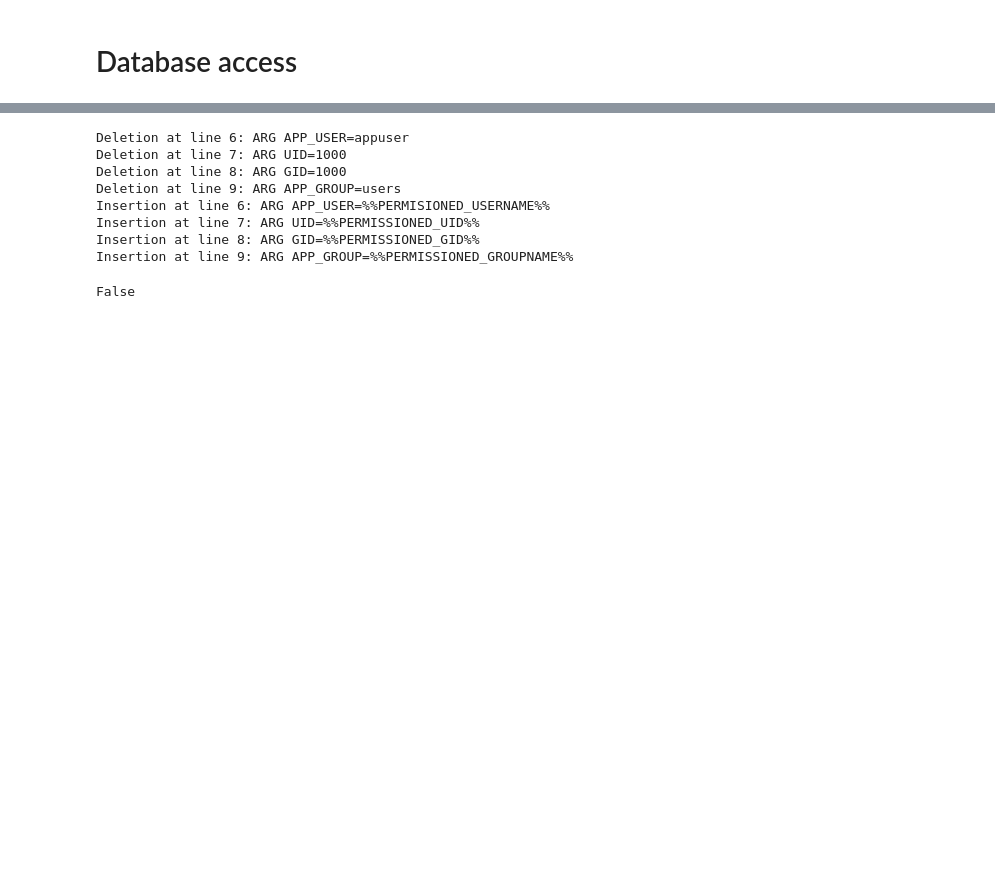
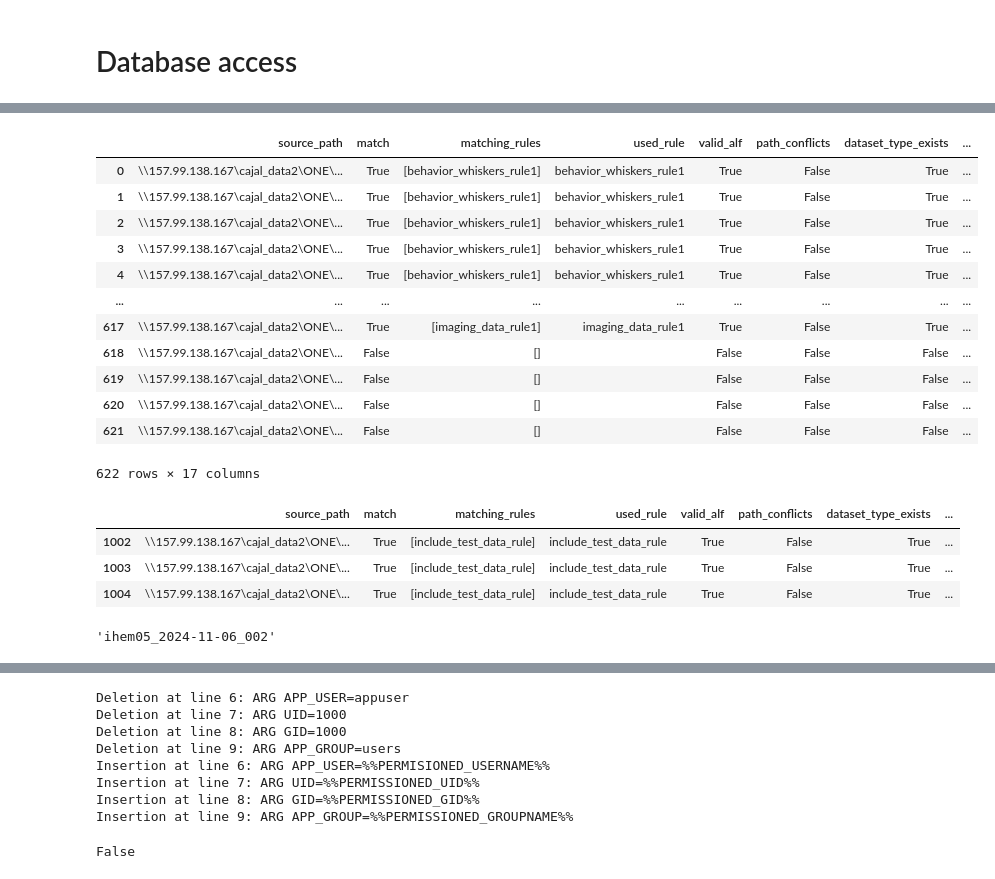
Before and after one commit to JostTim/alyx-local-connector, a Jupyter notebook: UsingONE.ipynb, the cells around one changed output, grey strips where cells are left out. Drawn from its saved outputs; the diff is of its cells as text; code cells hidden in the pictures; blank space fills up the shorter version.

```diff
--- a/UsingONE.ipynb
+++ b/UsingONE.ipynb
@@ -6,0 +60,3 @@ connector = Connector(url="127.0.0.1")
+# %%
+session = sessions.iloc[-1]
+session
@@ -6,0 +81,2 @@ connector = Connector(url="127.0.0.1")
+# %%
+file_records = config.evaluate_session(session)
@@ -6,0 +90,4 @@ connector = Connector(url="127.0.0.1")
+# %%
+file_records.records[0].destination_file["attribute"] = "fesse"
+# %%
+file_records.records[0].destination_file._attribute = "fesse"
@@ -6,0 +100,31 @@ connector = Connector(url="127.0.0.1")
+# %%
+df = file_records.to_dataframe()
+# df[df["abort"]==False]
+df
+# %% [output]
+|  | source_path | match | matching_rules | used_rule | valid_alf | path_conflicts | dataset_type_exists | ... |
+| 0 | \\157.99.138.167\cajal_data2\ONE\... | True | [behavior_whiskers_rule1] | behavior_whiskers_rule1 | True | False | True | ... |
+| 1 | \\157.99.138.167\cajal_data2\ONE\... | True | [behavior_whiskers_rule1] | behavior_whiskers_rule1 | True | False | True | ... |
+| 2 | \\157.99.138.167\cajal_data2\ONE\... | True | [behavior_whiskers_rule1] | behavior_whiskers_rule1 | True | False | True | ... |
+| 3 | \\157.99.138.167\cajal_data2\ONE\... | True | [behavior_whiskers_rule1] | behavior_whiskers_rule1 | True | False | True | ... |
+| 4 | \\157.99.138.167\cajal_data2\ONE\... | True | [behavior_whiskers_rule1] | behavior_whiskers_rule1 | True | False | True | ... |
+| ... | ... | ... | ... | ... | ... | ... | ... | ... |
+| 617 | \\157.99.138.167\cajal_data2\ONE\... | True | [imaging_data_rule1] | imaging_data_rule1 | True | False | True | ... |
+| 618 | \\157.99.138.167\cajal_data2\ONE\... | False | [] |  | False | False | False | ... |
+| 619 | \\157.99.138.167\cajal_data2\ONE\... | False | [] |  | False | False | False | ... |
+| 620 | \\157.99.138.167\cajal_data2\ONE\... | False | [] |  | False | False | False | ... |
+| 621 | \\157.99.138.167\cajal_data2\ONE\... | False | [] |  | False | False | False | ... |
+622 rows × 17 columns
+# %%
+f = file_records.to_dataframe()
+f[f["used_rule"] == "include_test_data_rule "]
+\\157.99.138.167\cajal_data2\ONE\Interhem\ihem05\2024-11-06\002\DELETE_LATER_JUST_A_TEST\trials.choice.001.txt
+# %% [output]
+|  | source_path | match | matching_rules | used_rule | valid_alf | path_conflicts | dataset_type_exists | ... |
+| 1002 | \\157.99.138.167\cajal_data2\ONE\... | True | [include_test_data_rule] | include_test_data_rule | True | False | True | ... |
+| 1003 | \\157.99.138.167\cajal_data2\ONE\... | True | [include_test_data_rule] | include_test_data_rule | True | False | True | ... |
+| 1004 | \\157.99.138.167\cajal_data2\ONE\... | True | [include_test_data_rule] | include_test_data_rule | True | False | True | ... |
+# %%
+session.u_alias
+# %% [output]
+'ihem05_2024-11-06_002'
```
Also changed, not shown: parts of 44 cells of this notebook, 17 other files.
